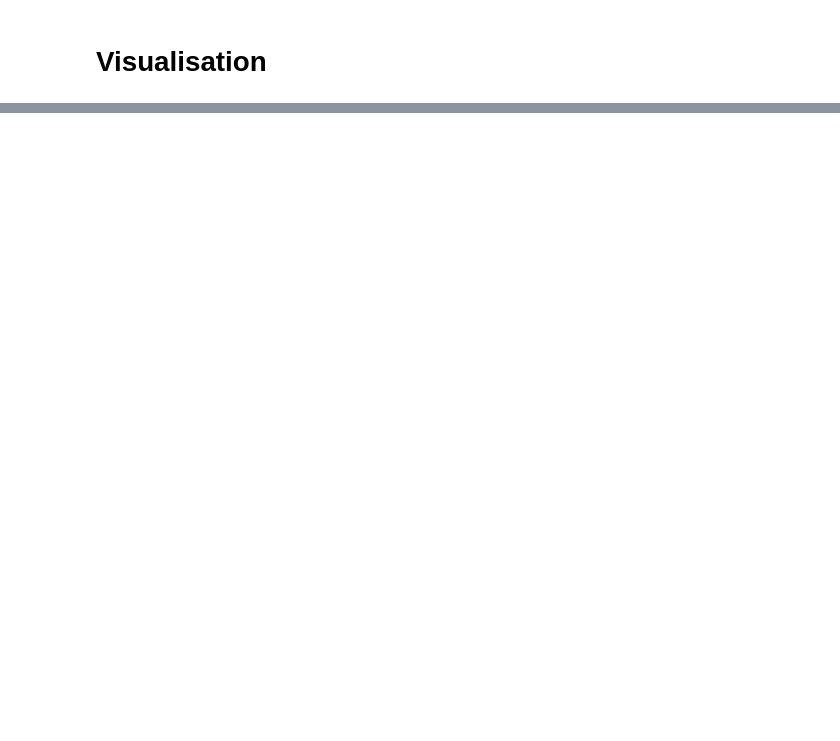
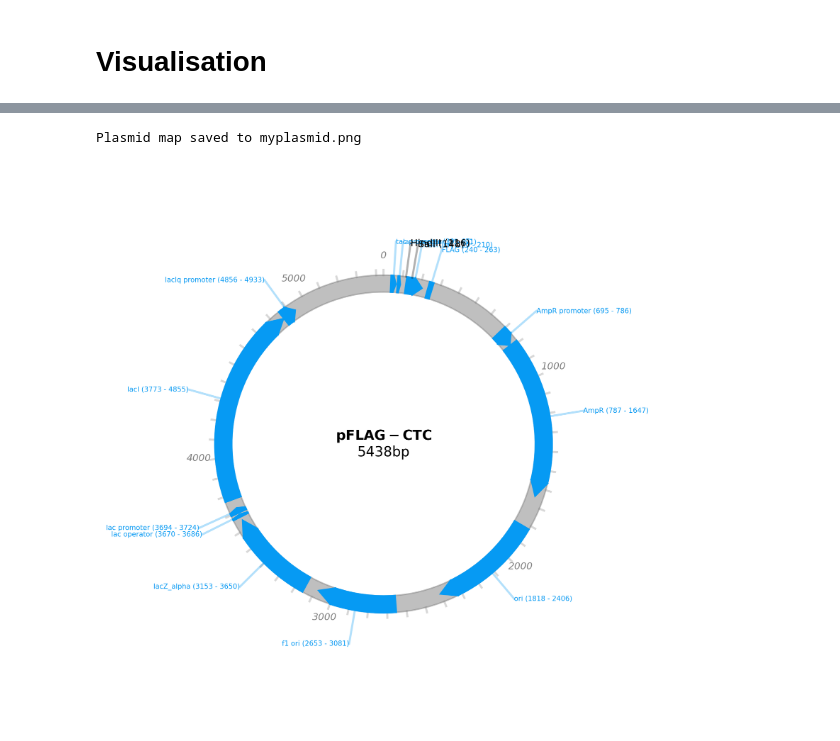
Before and after one commit to NBoyeva/pFLAG-CTC, a Jupyter notebook: final.ipynb, the cells around one changed output, grey strips where cells are left out. Drawn from its saved outputs; the diff is of its cells as text; code cells hidden in the pictures; blank space fills up the shorter version.

```diff
--- a/final.ipynb
+++ b/final.ipynb
@@ -274,30 +427,30 @@ df[
 from plasmidcanvas.plasmid import *
 from plasmidcanvas.feature import *
 # %%
-plasmid = Plasmid("pFLAG-CTC", 5348)
+plasmid = Plasmid("pFLAG-CTC", 5348 + len(insertion))
 # %%
-lacI_gene = ArrowFeature("lacI", 3683, 4765)
+lacI_gene = ArrowFeature("lacI", 3683 + len(insertion), 4765 + len(insertion))
 plasmid.add_feature(lacI_gene)
 
-lacIq_promoter = ArrowFeature("lacIq promoter", 4766, 4843)
+lacIq_promoter = ArrowFeature("lacIq promoter", 4766 + len(insertion), 4843 + len(insertion))
 plasmid.add_feature(lacIq_promoter)
 
-lac_promoter = ArrowFeature("lac promoter", 3604, 3634)
+lac_promoter = ArrowFeature("lac promoter", 3604 + len(insertion), 3634 + len(insertion))
 plasmid.add_feature(lac_promoter)
 
-lac_operator2 = ArrowFeature("lac operator", 3580, 3596)
+lac_operator2 = ArrowFeature("lac operator", 3580 + len(insertion), 3596 + len(insertion))
 plasmid.add_feature(lac_operator2)
 
-lacZ_alpha = ArrowFeature("lacZ_alpha", 3063, 3560)
+lacZ_alpha = ArrowFeature("lacZ_alpha", 3063 + len(insertion), 3560 + len(insertion))
 plasmid.add_feature(lacZ_alpha)
 
-AmpR = ArrowFeature("AmpR", 697, 1557)
+AmpR = ArrowFeature("AmpR", 697 + len(insertion), 1557 + len(insertion))
 plasmid.add_feature(AmpR)
 
-AmpR_promoter = ArrowFeature("AmpR promoter", 605, 696)
+AmpR_promoter = ArrowFeature("AmpR promoter", 605 + len(insertion), 696 + len(insertion))
 plasmid.add_feature(AmpR_promoter)
 
-FLAG = RectangleFeature("FLAG", 150, 173)
+FLAG = RectangleFeature("FLAG", 150 + len(insertion), 173 + len(insertion))
 plasmid.add_feature(FLAG)
 
 lac_operator = ArrowFeature("lac operator", 75, 91)
@@ -306,17 +459,17 @@ plasmid.add_feature(lac_operator)
 tac_promoter = ArrowFeature("tac promoter", 39, 67)
 plasmid.add_feature(tac_promoter)
 
-ori = ArrowFeature("ori", 1728, 2316)
+ori = ArrowFeature("ori", 1728 + len(insertion), 2316 + len(insertion))
 plasmid.add_feature(ori)
 
-f1_ori = ArrowFeature("f1 ori", 2563, 2991)
+f1_ori = ArrowFeature("f1 ori", 2563 + len(insertion), 2991 + len(insertion))
 plasmid.add_feature(f1_ori)
 
-inserted = ArrowFeature("insertion", 120, 140)
+inserted = ArrowFeature("insertion", mcs_start_coord + len(option.start2insertion), mcs_start_coord + len(option.start2insertion) + len(insertion))
+plasmid.add_feature(inserted)
 # %%
-abcd = RestrictionSite("AbcD", 900)
-plasmid.add_feature(abcd)
+enzyme5 = RestrictionSite(str(option.enzyme5), option.enzyme5.search(seq)[0])
+plasmid.add_feature(enzyme5)
 
-# Creates a label to mark where something might be
-label = SinglePairLabel("Some extra label", 1500)
-plasmid.add_feature(label)
+enzyme3 = RestrictionSite(str(option.enzyme3), option.enzyme3.search(seq)[0])
+plasmid.add_feature(enzyme3)
@@ -322,0 +480,6 @@ plasmid.add_feature(label)
+# %%
+plasmid.set_feature_label_font_size(5)
+plasmid.save_to_file("myplasmid.png")
+# %% [output]
+Plasmid map saved to myplasmid.png
+[figure, added]
```
Also changed, not shown: parts of 13 cells of this notebook.
